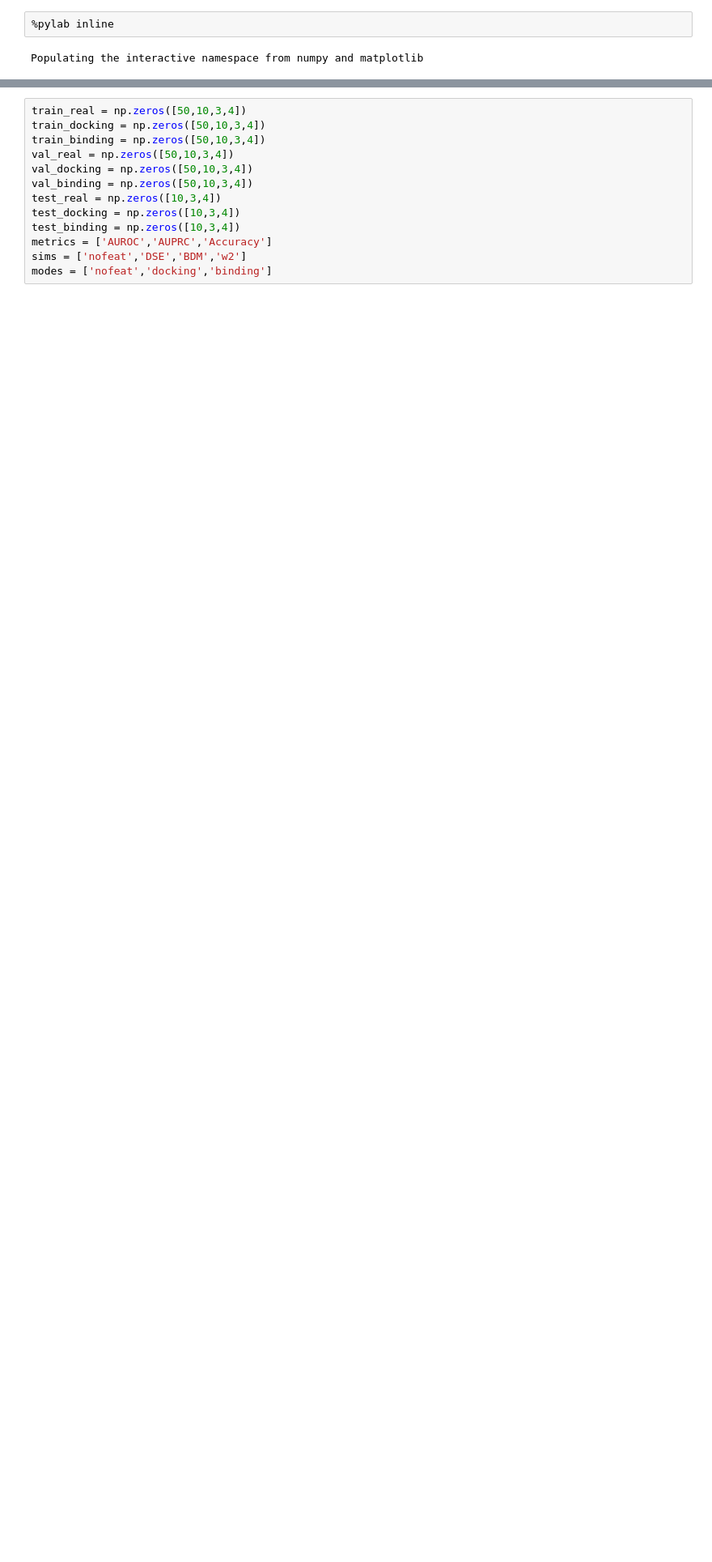
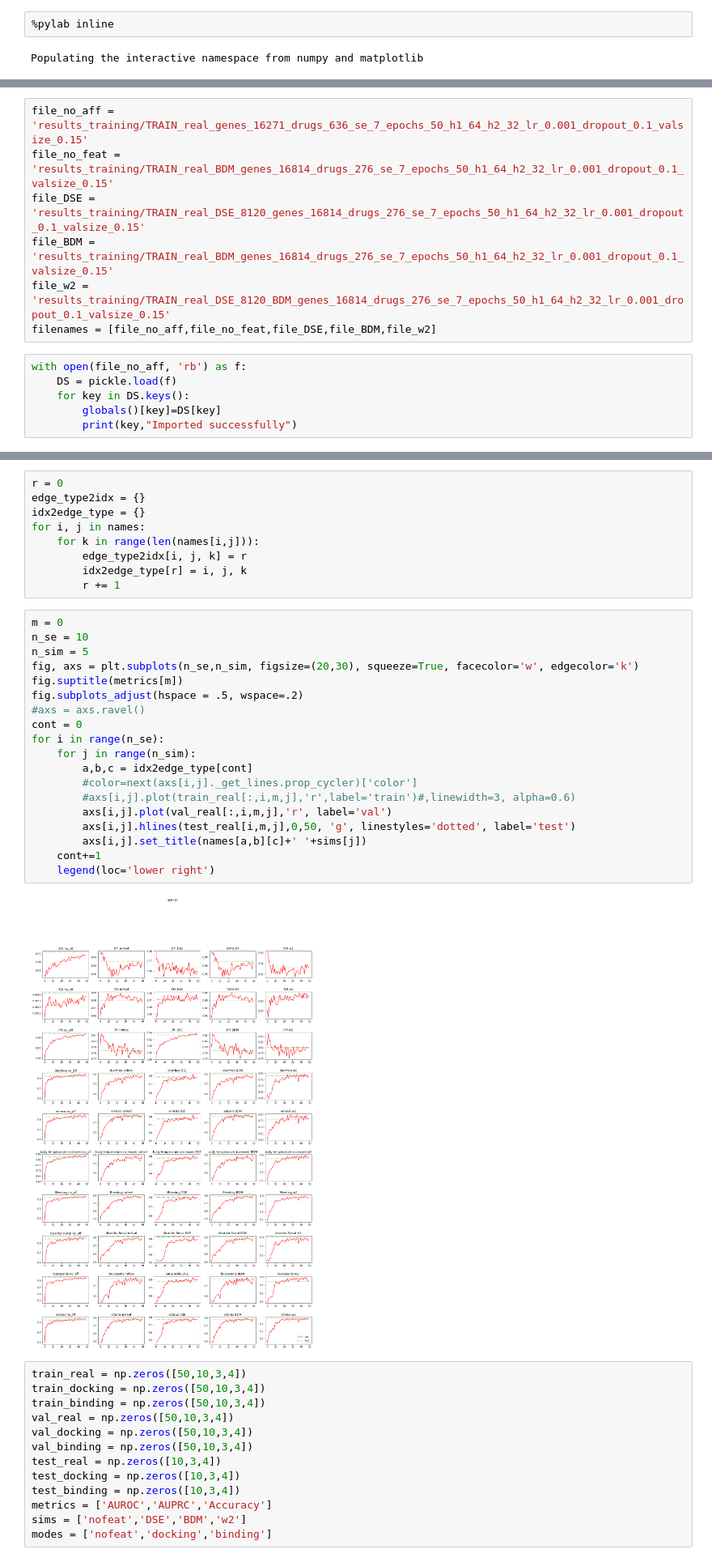
Before and after one commit to diitaz93/Master-Thesis, a Jupyter notebook: training_results.ipynb, the cells around one changed output, grey strips where cells are left out. Shown at 81% size. Saved outputs shown, nothing was run; the diff lists cells and outputs as text; blank space fills up the shorter version.

```diff
--- a/training_results.ipynb
+++ b/training_results.ipynb
@@ -19,0 +26,13 @@ Populating the interactive namespace from numpy and matplotlib
+# %%
+file_no_aff = 'results_training/TRAIN_real_genes_16271_drugs_636_se_7_epochs_50_h1_64_h2_32_lr_0.001_dropout_0.1_valsize_0.15'
+file_no_feat = 'results_training/TRAIN_real_BDM_genes_16814_drugs_276_se_7_epochs_50_h1_64_h2_32_lr_0.001_dropout_0.1_valsize_0.15'
+file_DSE = 'results_training/TRAIN_real_DSE_8120_genes_16814_drugs_276_se_7_epochs_50_h1_64_h2_32_lr_0.001_dropout_0.1_valsize_0.15'
+file_BDM = 'results_training/TRAIN_real_BDM_genes_16814_drugs_276_se_7_epochs_50_h1_64_h2_32_lr_0.001_dropout_0.1_valsize_0.15'
+file_w2 = 'results_training/TRAIN_real_DSE_8120_BDM_genes_16814_drugs_276_se_7_epochs_50_h1_64_h2_32_lr_0.001_dropout_0.1_valsize_0.15'
+filenames = [file_no_aff,file_no_feat,file_DSE,file_BDM,file_w2]
+# %%
+with open(file_no_aff, 'rb') as f:
+    DS = pickle.load(f)
+    for key in DS.keys():
+        globals()[key]=DS[key]
+        print(key,"Imported successfully")
@@ -20,3 +101,33 @@ Populating the interactive namespace from numpy and matplotlib
+# %%
+r = 0
+edge_type2idx = {}
+idx2edge_type = {}
+for i, j in names:
+    for k in range(len(names[i,j])):
+        edge_type2idx[i, j, k] = r
+        idx2edge_type[r] = i, j, k
+        r += 1
+# %%
+m = 0
+n_se = 10
+n_sim = 5
+fig, axs = plt.subplots(n_se,n_sim, figsize=(20,30), squeeze=True, facecolor='w', edgecolor='k')
+fig.suptitle(metrics[m])
+fig.subplots_adjust(hspace = .5, wspace=.2)
+#axs = axs.ravel()
+cont = 0
+for i in range(n_se):
+    for j in range(n_sim):
+        a,b,c = idx2edge_type[cont]
+        #color=next(axs[i,j]._get_lines.prop_cycler)['color']
+        #axs[i,j].plot(train_real[:,i,m,j],'r',label='train')#,linewidth=3, alpha=0.6)
+        axs[i,j].plot(val_real[:,i,m,j],'r', label='val')
+        axs[i,j].hlines(test_real[i,m,j],0,50, 'g', linestyles='dotted', label='test')
+        axs[i,j].set_title(names[a,b][c]+' '+sims[j])
+    cont+=1
+    legend(loc='lower right')
+# %% [output]
+[figure, added]
 # %%
 train_real = np.zeros([50,10,3,4])
 train_docking = np.zeros([50,10,3,4])
```
Also changed, not shown: parts of 16 cells of this notebook, 5 other files.
